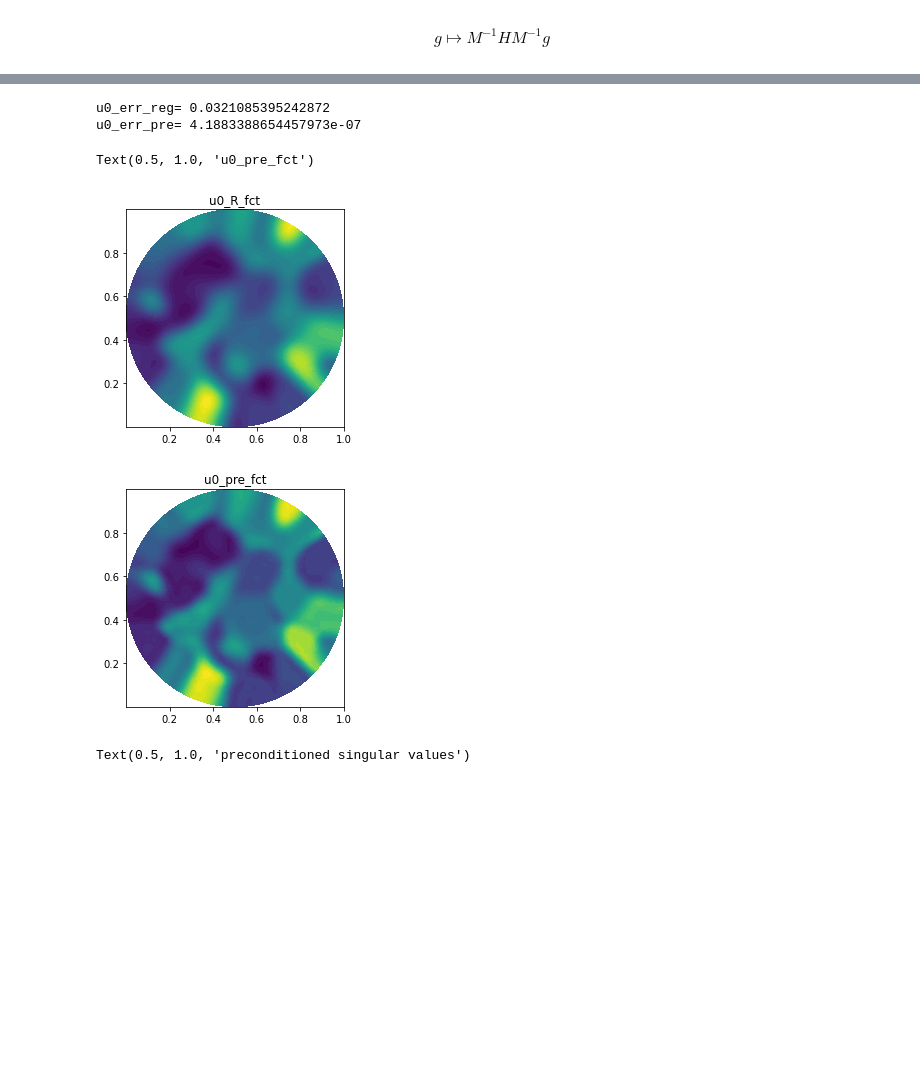
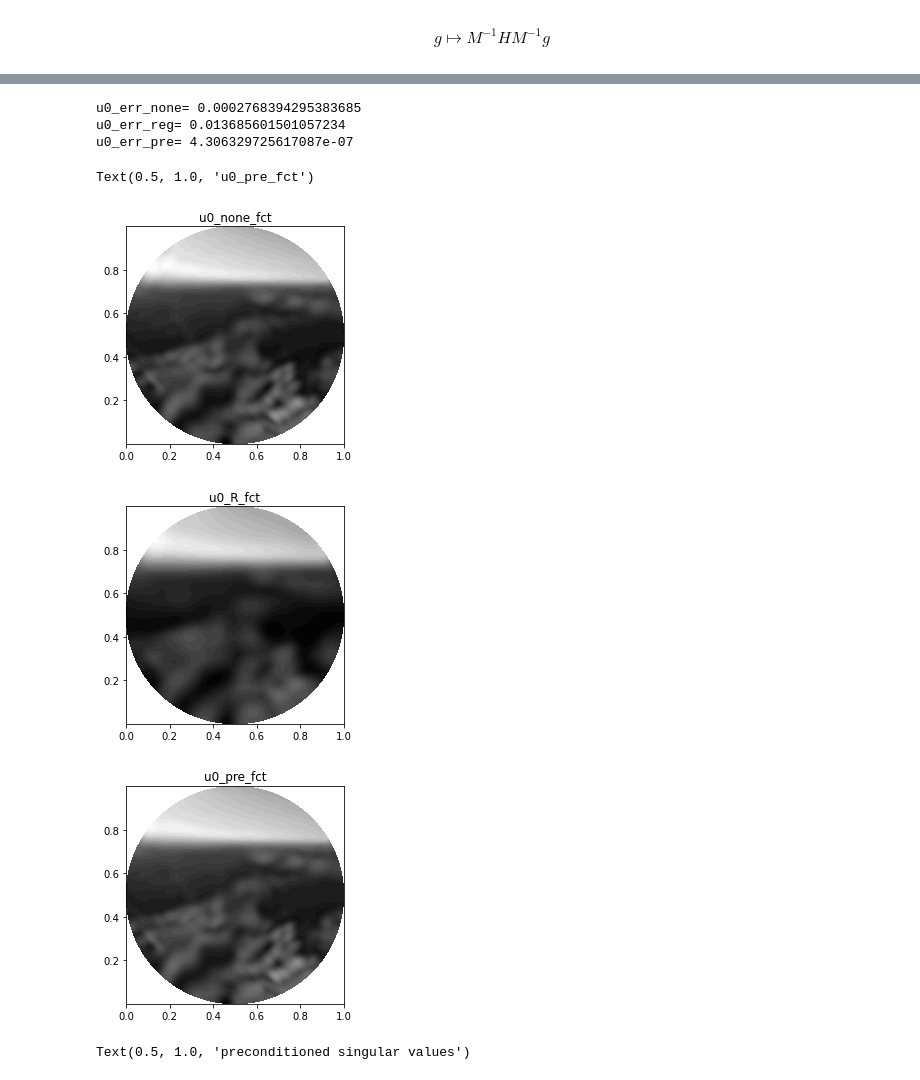
Before and after one commit to NickAlger/localpsf, a Jupyter notebook: code/heat_inverse_problem.ipynb, the cells around one changed output, grey strips where cells are left out. Cells and saved outputs as stored; diff of their text form; code cells hidden in the pictures; blank space fills up the shorter version.

Commit message:
using angel peak wilderness image as initial condition

```diff
--- a/code/heat_inverse_problem.ipynb
+++ b/code/heat_inverse_problem.ipynb
@@ -623,32 +623,44 @@ morozov_relative_noise_level= 0.010076679984393083
 # %%
-krylov_iter=13
+krylov_iter=15
 krylov_tol=1e-12
+
+u0_none = spla.gmres(H_linop, -g, restart=krylov_iter, maxiter=1, tol=krylov_tol)[0]
+u0_err_none = np.linalg.norm(apply_H(u0_none) + g)/np.linalg.norm(g)
+print('u0_err_none=', u0_err_none)
 
 u0_R = spla.gmres(H_linop, -g, M=solve_R_linop, restart=krylov_iter, maxiter=1, tol=krylov_tol)[0]
 u0_err_reg = np.linalg.norm(apply_H(u0_R) + g)/np.linalg.norm(g)
 print('u0_err_reg=', u0_err_reg)
 
 u0_pre = spla.gmres(H_linop, -g, M=H_hmatrix_sym_factorized, restart=krylov_iter, maxiter=1, tol=krylov_tol)[0]
 u0_err_pre = np.linalg.norm(apply_H(u0_pre) + g)/np.linalg.norm(g)
 print('u0_err_pre=', u0_err_pre)
 
 plt.figure()
+u0_none_fct = fenics.Function(V)
+u0_none_fct.vector()[:] = u0_none
+fenics.plot(u0_none_fct, cmap='gray')
+plt.title('u0_none_fct')
+
+plt.figure()
 u0_R_fct = fenics.Function(V)
 u0_R_fct.vector()[:] = u0_R
-fenics.plot(u0_R_fct)
+fenics.plot(u0_R_fct, cmap='gray')
 plt.title('u0_R_fct')
 
 plt.figure()
 u0_pre_fct = fenics.Function(V)
 u0_pre_fct.vector()[:] = u0_pre
-fenics.plot(u0_pre_fct)
+fenics.plot(u0_pre_fct, cmap='gray')
 plt.title('u0_pre_fct')
 # %% [output]
-u0_err_reg= 0.0321085395242872
-u0_err_pre= 4.1883388654457973e-07
+u0_err_none= 0.0002768394295383685
+u0_err_reg= 0.013685601501057234
+u0_err_pre= 4.306329725617087e-07
 Text(0.5, 1.0, 'u0_pre_fct')
-[figure, old version]
+[figure, new version]
-[figure, old version]
+[figure, new version]
+[figure, added]
 # %%
 Z_linop = spla.LinearOperator(H_linop.shape, matvec=lambda x:H_linop.matvec(x) - H_hmatrix_sym.matvec(x))
 #
```
Also changed, not shown: parts of 24 cells of this notebook.
